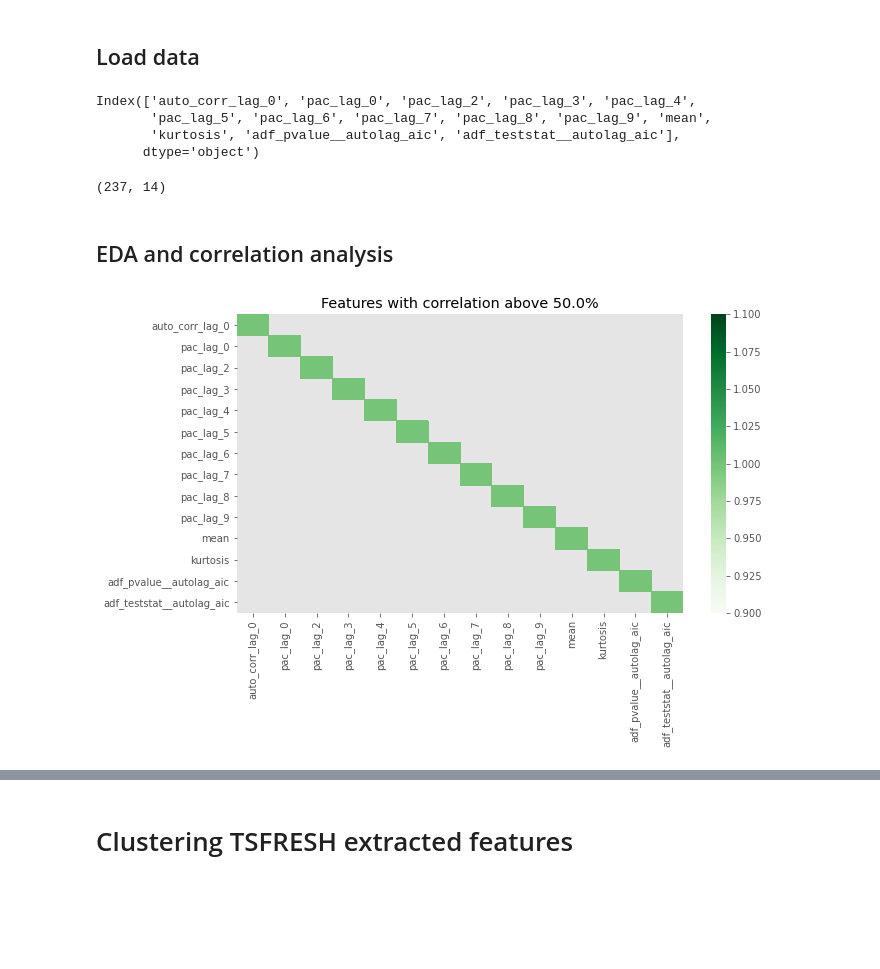
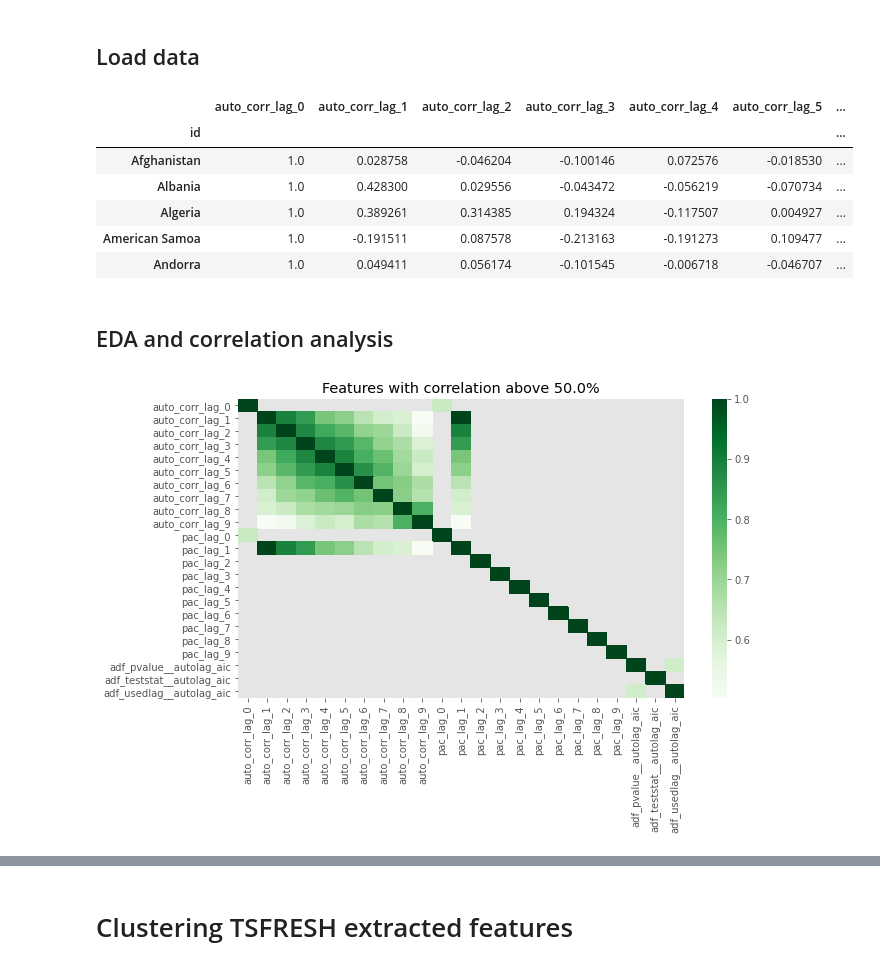
Before and after one commit to GarethWilhelm/TS-Feature-Clustering, a Jupyter notebook: notebooks/3. clustering_tsfresh_features.ipynb, the cells around one changed output, grey strips where cells are left out. Cells and saved outputs as stored; diff of their text form; code cells hidden in the pictures; blank space fills up the shorter version.

```diff
--- a/notebooks/3. clustering_tsfresh_features.ipynb
+++ b/notebooks/3. clustering_tsfresh_features.ipynb
@@ -83,8 +99,6 @@ stationarity = ['autocorrelation','^mean$','kurtosis','augmented']
 # %%
-PATH = '/content/drive/My Drive/Stellenbosch/Webster'
-product_name =  'Trial_first'
 # Create a list of target features
-all_eff_features = load_features_data(0,PATH,'efficient_parameters')
+product_name, all_eff_features = load_features_data(-1,PATH,'efficient_parameters',names)
 # Generate dataframe from excluding redundant features
 # remove export_val prefix on column names
 features_filtered = change_column_prefix(
@@ -94,31 +108,21 @@ features_filtered = change_column_prefix(
 # call stationary feature list on filtered feature dataframe
 stationary_features_df = features_filtered[filter_features(features_filtered,stationarity)]
 stationary_features_df = remove_outliers_iqr(stationary_features_df)
+simplify_column_name(stationary_features_df,'autocorrelation__','auto_corr_')
+simplify_column_name(stationary_features_df,'partial_autocorrelation__','pac_')
+simplify_column_name(stationary_features_df,'augmented_dickey_fuller__attr_','adf_')
+stationary_features_df.head()
+# %% [output]
+|  | auto_corr_lag_0 | auto_corr_lag_1 | auto_corr_lag_2 | auto_corr_lag_3 | auto_corr_lag_4 | auto_corr_lag_5 | ... |
+| id |  |  |  |  |  |  | ... |
+| Afghanistan | 1.0 | 0.028758 | -0.046204 | -0.100146 | 0.072576 | -0.018530 | ... |
+| Albania | 1.0 | 0.428300 | 0.029556 | -0.043472 | -0.056219 | -0.070734 | ... |
+| Algeria | 1.0 | 0.389261 | 0.314385 | 0.194324 | -0.117507 | 0.004927 | ... |
+| American Samoa | 1.0 | -0.191511 | 0.087578 | -0.213163 | -0.191273 | 0.109477 | ... |
+| Andorra | 1.0 | 0.049411 | 0.056174 | -0.101545 | -0.006718 | -0.046707 | ... |
-# %%
-features_uncorrelated = remove_features_df(stationary_features_df,drop_correlated_pairs(stationary_features_df,0.5))
-simplify_column_name(features_uncorrelated,'autocorrelation__','auto_corr_')
-simplify_column_name(features_uncorrelated,'partial_autocorrelation__','pac_')
-simplify_column_name(features_uncorrelated,'augmented_dickey_fuller__attr_','adf_')
-# %% [output]
-Index(['auto_corr_lag_0', 'pac_lag_0', 'pac_lag_2', 'pac_lag_3', 'pac_lag_4',
-       'pac_lag_5', 'pac_lag_6', 'pac_lag_7', 'pac_lag_8', 'pac_lag_9', 'mean',
-       'kurtosis', 'adf_pvalue__autolag_aic', 'adf_teststat__autolag_aic'],
-      dtype='object')
-# %%
-#TODO: https://stats.stackexchange.com/questions/427327/simple-outlier-detection-for-time-series
-# random.seed(20)
-random_countries = sample(list(features_uncorrelated.index),5)
-# product_excl_countries = features_uncorrelated[features_uncorrelated.index.isin(random_countries)]
-# product_by_countries = features_uncorrelated[features_uncorrelated.index.isin(random_countries)]
-features_uncorrelated = scale_features(features_uncorrelated)
-X_scaled_transposed = np.asarray(features_uncorrelated)
-X_scaled_transposed.shape
-# %% [output]
-(237, 14)
 # %% [markdown]
 ## EDA and correlation analysis
-# %%
-plot_correlated_features(features_uncorrelated,0.5)
-plt.savefig(f"{PATH}/images/correlation_stationarity_features")
-# %% [output]
-[figure, removed]
+# %%
+plot_correlated_features(stationary_features_df,0.5)
+# %% [output]
+[figure, added]
```
Also changed, not shown: parts of 10 cells of this notebook.
